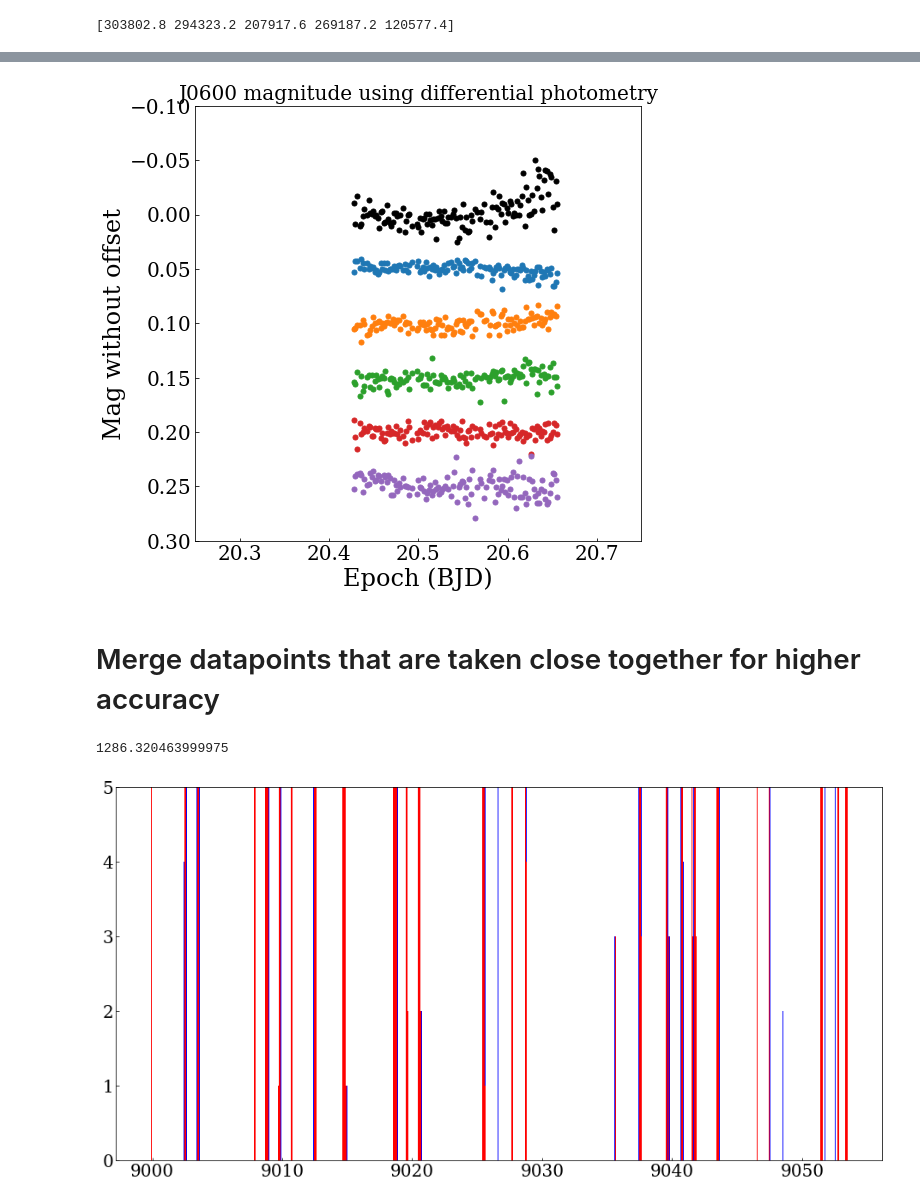
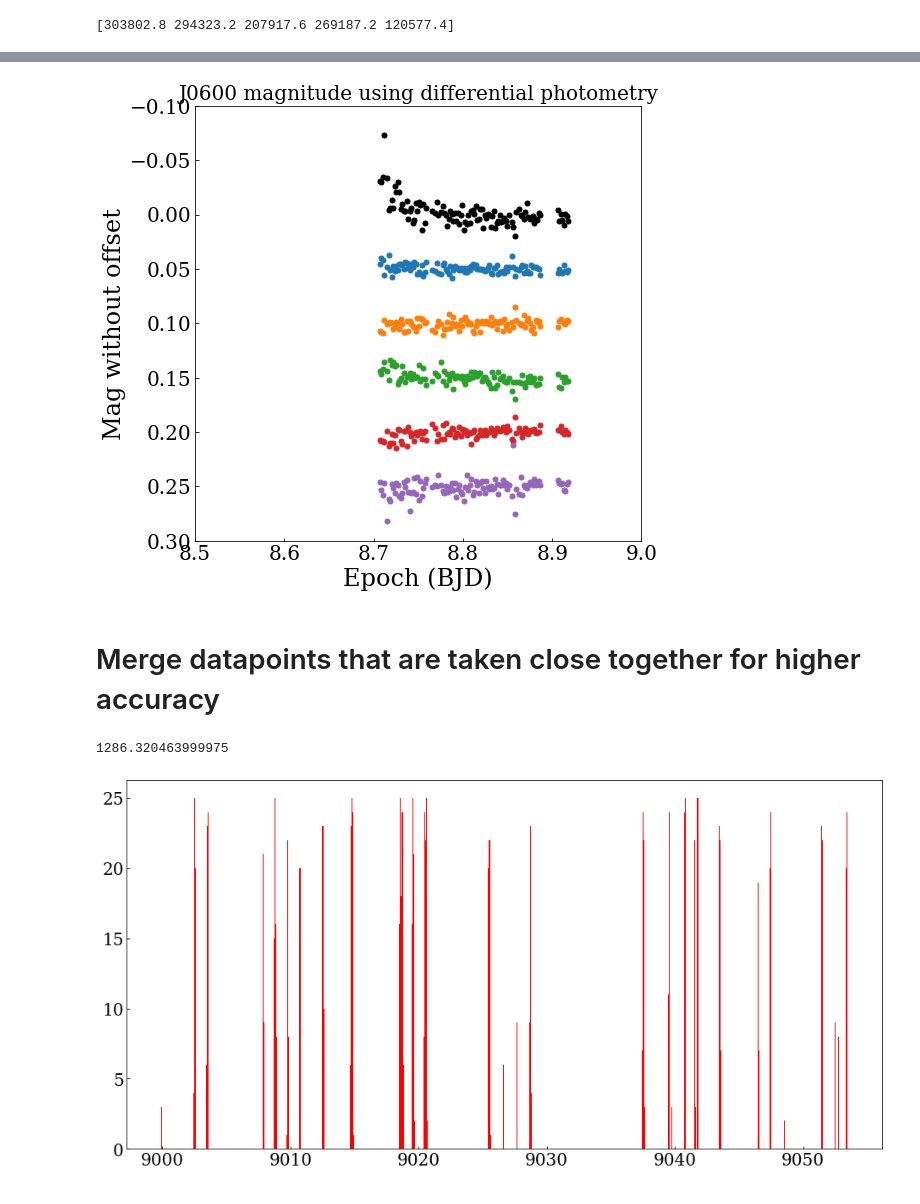
Before and after one commit to BartOuwehand/BRPJ0600, a Jupyter notebook: astep1.ipynb, the cells around one changed output, grey strips where cells are left out. Cells and saved outputs as stored; diff of their text form; code cells hidden in the pictures.

```diff
--- a/astep1.ipynb
+++ b/astep1.ipynb
@@ -354,5 +353,5 @@ for i in range(i_lim):
 # %%
-i,j = 3,2
+i,j = 1,1
 
 m1 = epoch-9000 > lims[i,j,0]
 m2 = epoch-9000 < lims[i,j,1]
@@ -372,18 +371,20 @@ plt.ylim(-0.1,0.3)
 plt.gca().invert_yaxis()
 plt.show()
 # %% [output]
-[figure, old version]
+[figure, new version]
 # %% [markdown]
 # Merge datapoints that are taken close together for higher accuracy
 # %%
-print ((np.max(epoch)-np.min(epoch))*24)
+binsize = 1 # width of bins in units of hours
+
+print ((np.max(epoch)-np.min(epoch))*24/binsize)
 plt.figure(figsize=(16,8))
 #plt.hist(epoch,bins=60)
 #plt.hist(epoch,bins=300)
-plt.hist(epoch,bins=int(((np.max(epoch)-np.min(epoch))*12)),color='blue') #bins of an hour
-plt.hist(epoch,bins=int(((np.max(epoch)-np.min(epoch))*24)),color='red') #bins of an hour
+#plt.hist(epoch,bins=int(((np.max(epoch)-np.min(epoch))*12)),color='blue') #bins of an hour
+plt.hist(epoch,bins=int(((np.max(epoch)-np.min(epoch))*24/binsize)),color='red') #bins of an hour
 #plt.ylim(0,5)
 plt.show()
 # %% [output]
 1286.320463999975
-[figure, old version]
+[figure, new version]
```
Also changed, not shown: parts of 8 cells of this notebook, 1 other file.
